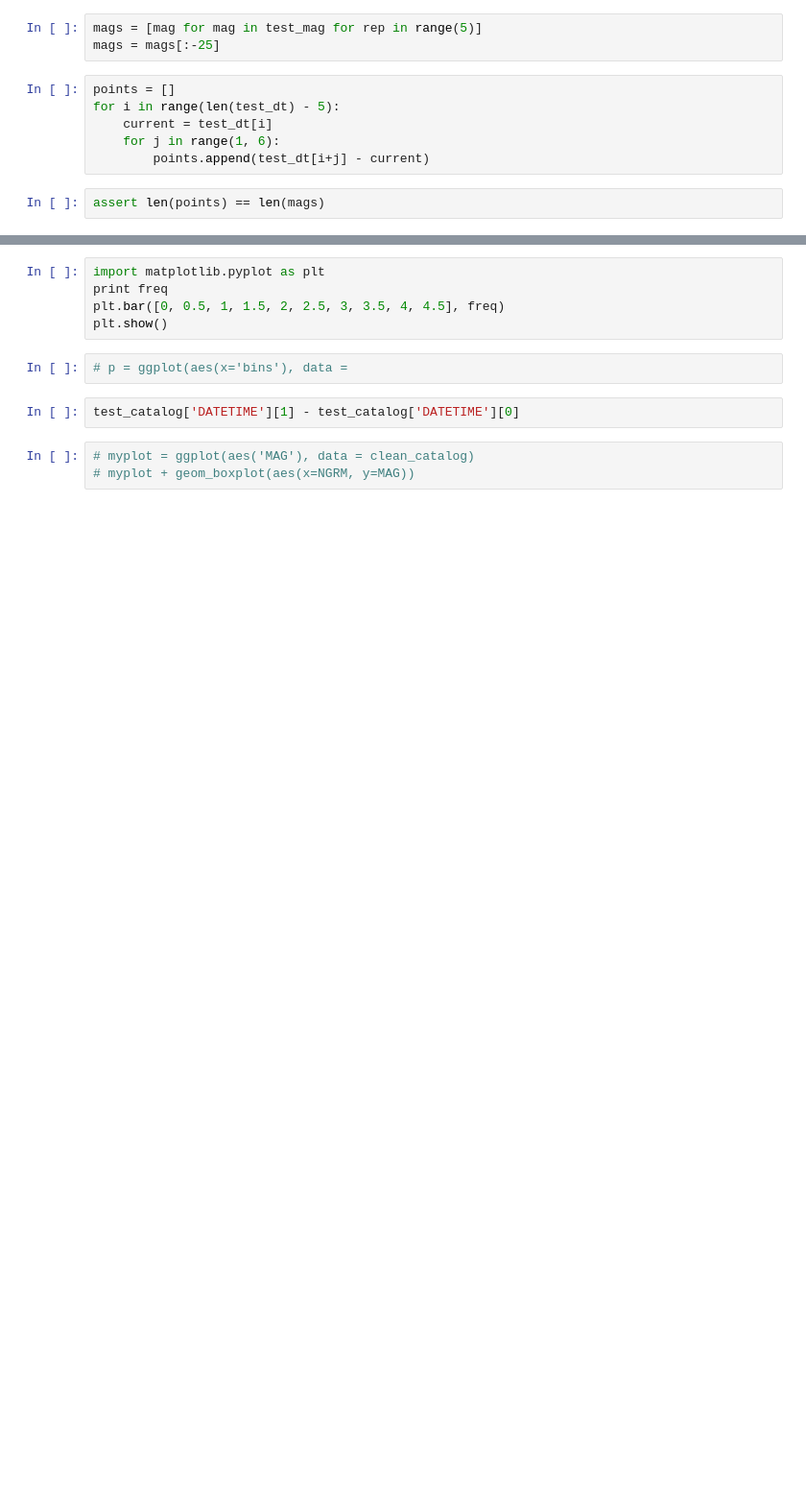
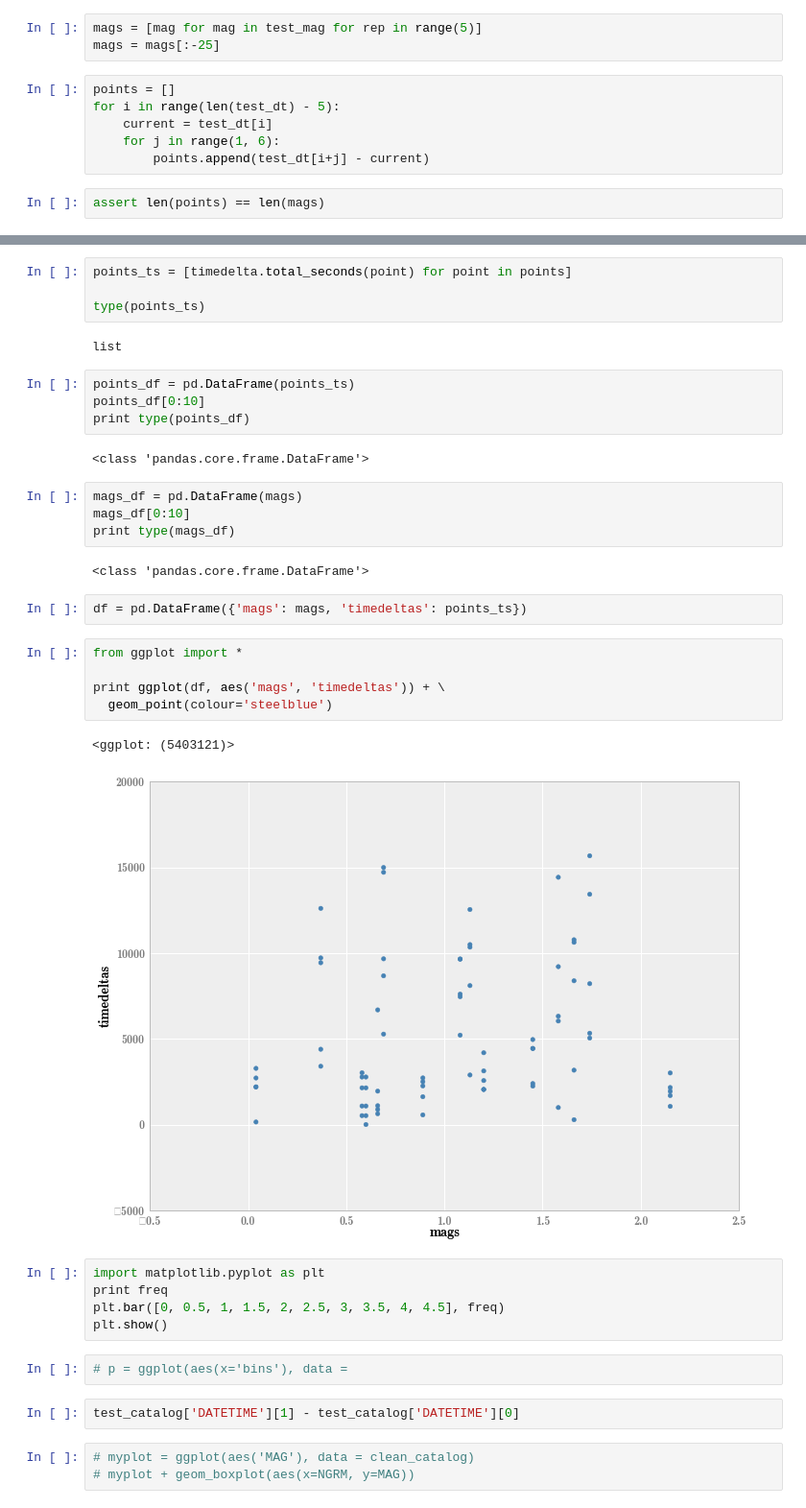
Before and after one commit to stat157/analyzers, a Jupyter notebook: notebooks/aftershock_arrival_plots.ipynb, the cells around one changed output, grey strips where cells are left out. Shown at 96% size. Saved outputs shown, nothing was run; the diff lists cells and outputs as text; blank space fills up the shorter version.

Commit message:
aftershock arrival plots updated with ggplot of 2012 catalog mags and timedeltas in seconds

```diff
--- a/notebooks/aftershock_arrival_plots.ipynb
+++ b/notebooks/aftershock_arrival_plots.ipynb
@@ -51,3 +99,31 @@ assert len(points) == len(mags)
+# %%
+points_ts = [timedelta.total_seconds(point) for point in points]
+
+type(points_ts)
+# %% [output]
+list
+# %%
+points_df = pd.DataFrame(points_ts)
+points_df[0:10]
+print type(points_df)
+# %% [output]
+<class 'pandas.core.frame.DataFrame'>
+# %%
+mags_df = pd.DataFrame(mags)
+mags_df[0:10]
+print type(mags_df)
+# %% [output]
+<class 'pandas.core.frame.DataFrame'>
+# %%
+df = pd.DataFrame({'mags': mags, 'timedeltas': points_ts})
+# %%
+from ggplot import *
+
+print ggplot(df, aes('mags', 'timedeltas')) + \
+  geom_point(colour='steelblue')
+# %% [output]
+<ggplot: (5403121)>
+[figure, added]
 # %%
 import matplotlib.pyplot as plt
 print freq
```
Also changed, not shown: parts of 7 cells of this notebook, 1 other file.
